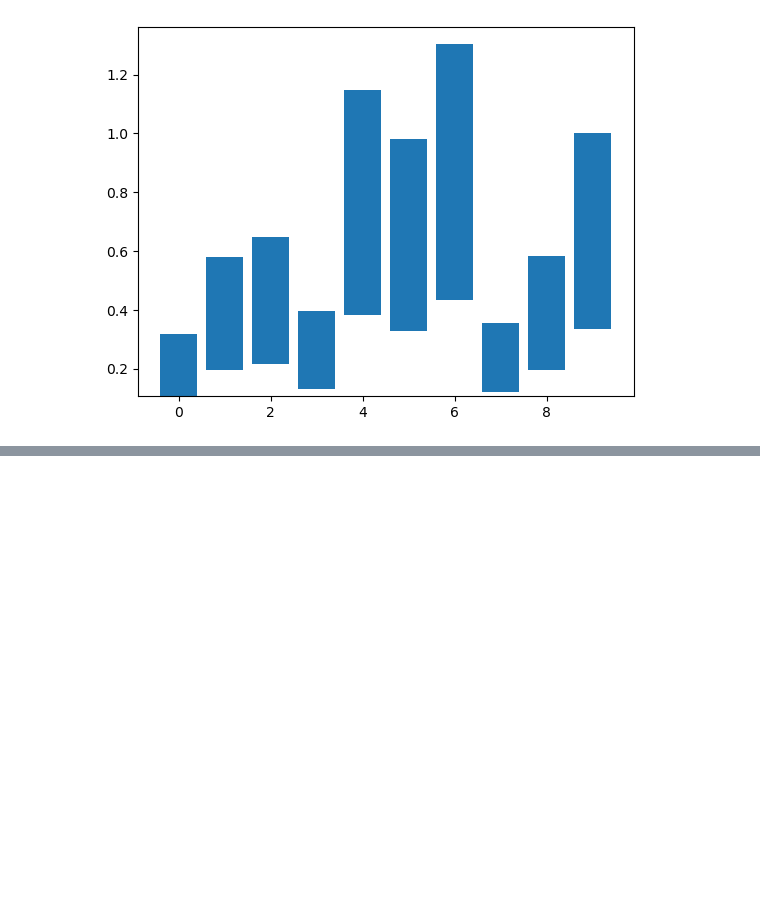
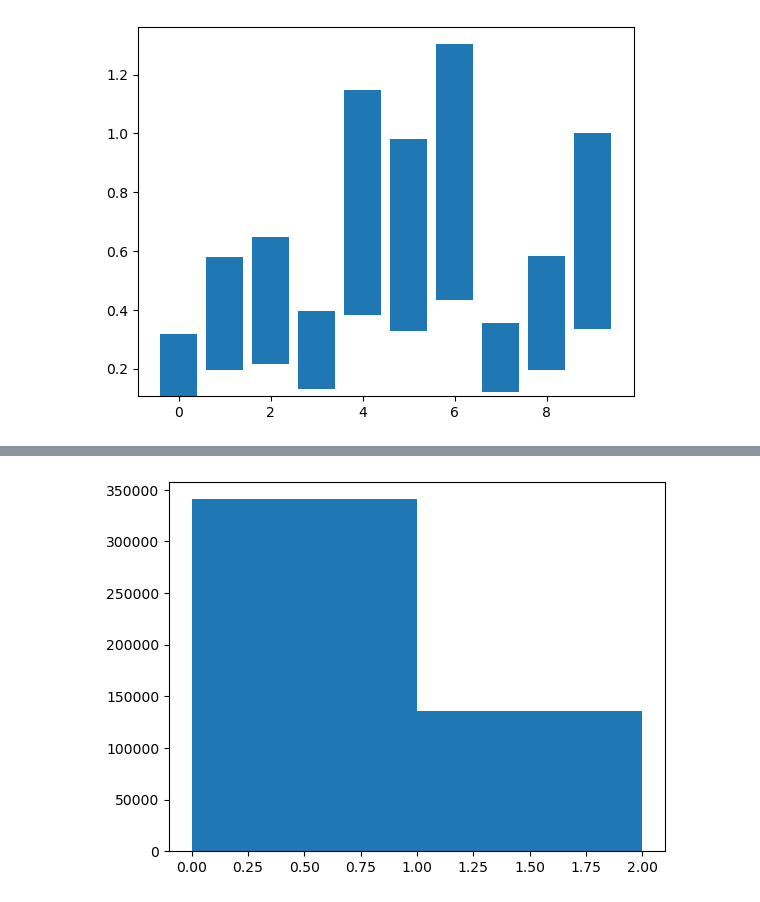
Before and after one commit to yashraj-shri17/GENERAL-STUFF, a Jupyter notebook: MatPlot-1.ipynb, the cells around one changed output, grey strips where cells are left out. Saved outputs shown, nothing was run; the diff lists cells and outputs as text; code cells hidden in the pictures; blank space fills up the shorter version.

```diff
--- a/MatPlot-1.ipynb
+++ b/MatPlot-1.ipynb
@@ -254,0 +270,5 @@ plt.bar(np.arange(10),nums,bottom= 0.5*nums)
+# %%
+#bin choice
+plt.hist(rands,bins=[0,1,2]);
+# %% [output]
+[figure, added]
```
Also changed, not shown: parts of 12 cells of this notebook.
